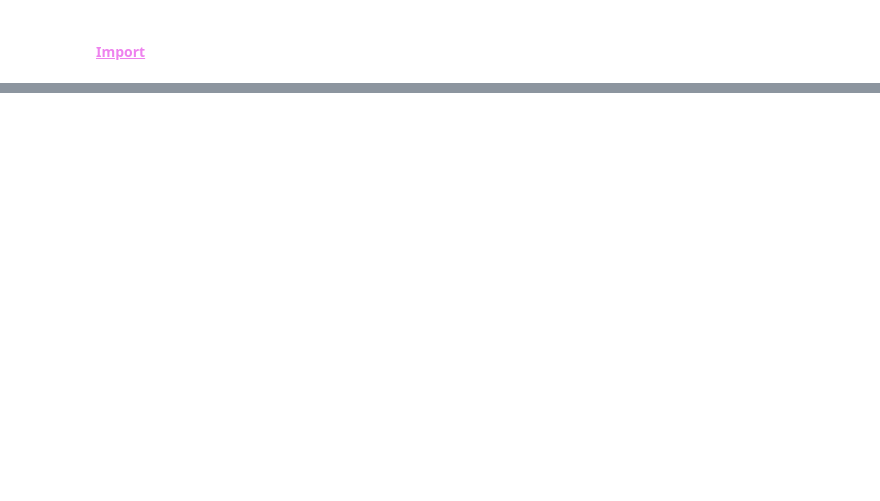
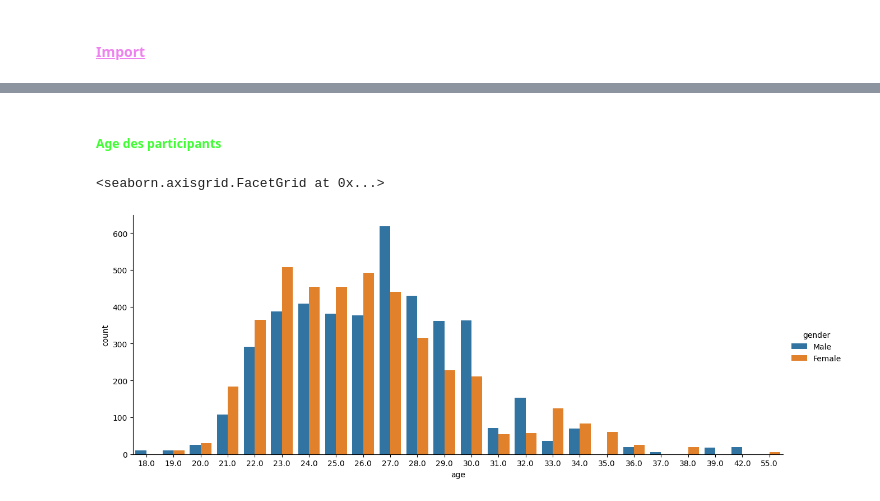
Before and after one commit to Olivier77260/Tinder2.2, a Jupyter notebook: tinder.ipynb, the cells around one changed output, grey strips where cells are left out. Drawn from its saved outputs; the diff is of its cells as text; code cells hidden in the pictures; blank space fills up the shorter version.

```diff
--- a/tinder.ipynb
+++ b/tinder.ipynb
@@ -27,0 +109,9 @@ import numpy as np
+# %% [markdown]
+##### <font color="#3FFF33">Age des participants</font>
+# %%
+age_gender = df.groupby('age')['gender'].value_counts().reset_index()
+age_gender['gender'] = age_gender['gender'].apply(lambda x: 'Female' if x == 0 else 'Male')
+sns.catplot(x="age", y="count", kind="bar", hue="gender", data=age_gender, aspect=2.5)
+# %% [output]
+<seaborn.axisgrid.FacetGrid at 0x...>
+[figure, added]
```
Also changed, not shown: parts of 57 cells of this notebook, 1 other file.
